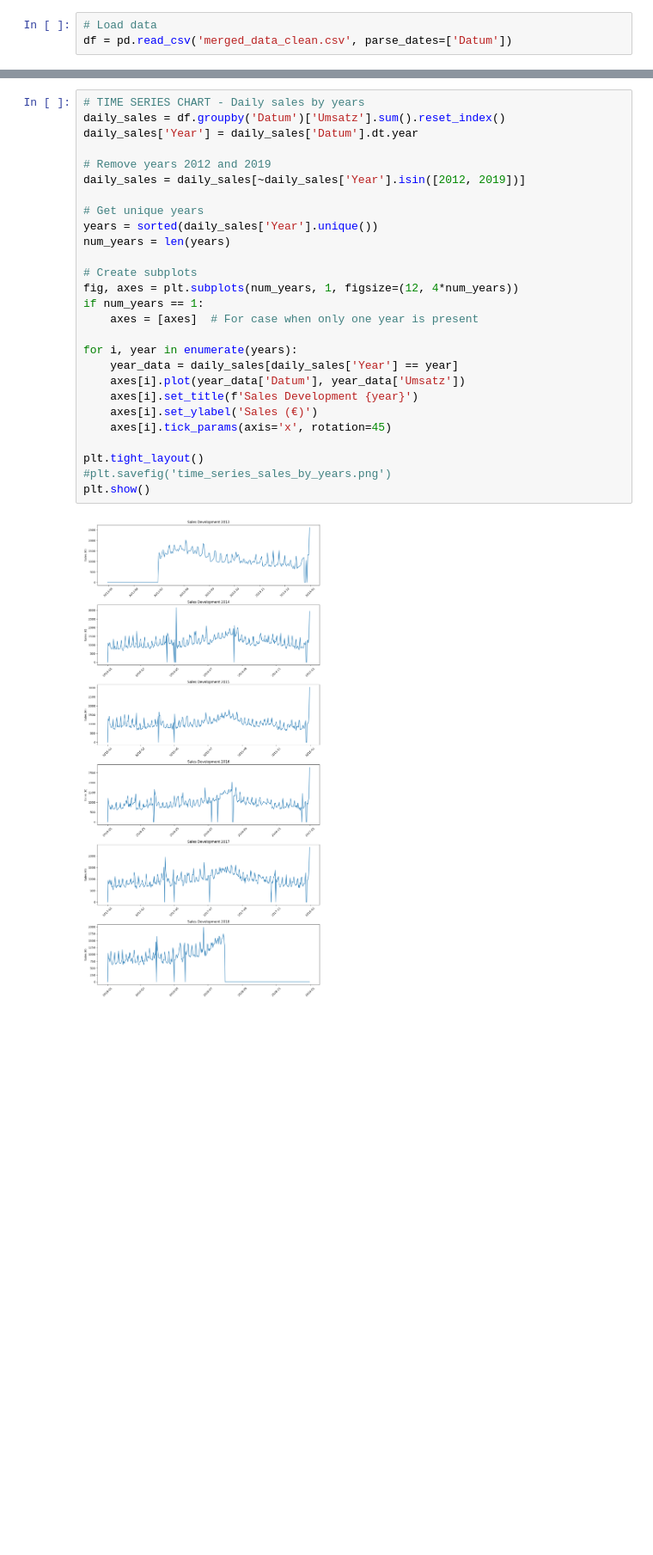
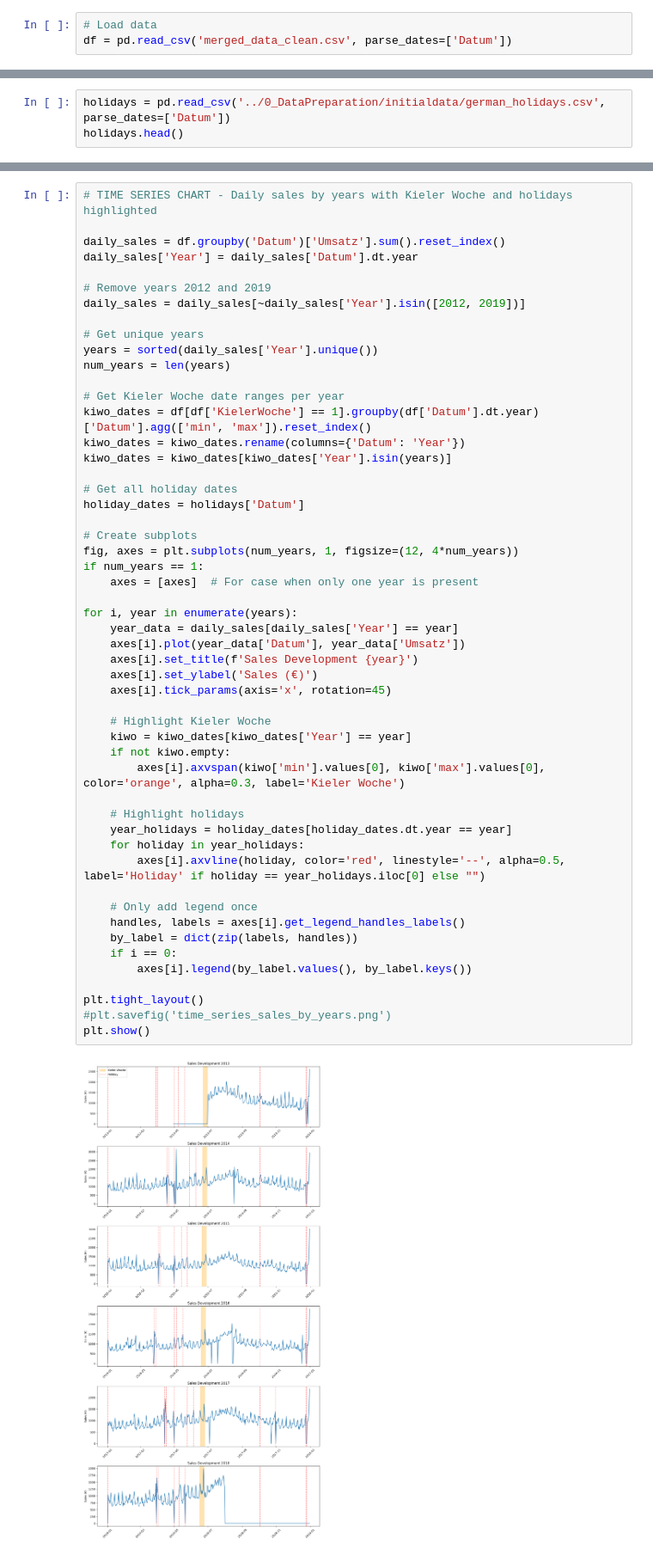
Before and after one commit to theDatascientista/Bakery_predictions, a Jupyter notebook: 1_DatasetCharacteristics/SalesDistribution.ipynb, the cells around one changed output, grey strips where cells are left out. Shown at 86% size. Drawn from its saved outputs; the diff is of its cells as text; blank space fills up the shorter version.

```diff
--- a/1_DatasetCharacteristics/SalesDistribution.ipynb
+++ b/1_DatasetCharacteristics/SalesDistribution.ipynb
@@ -6,0 +16,3 @@ df = pd.read_csv('merged_data_clean.csv', parse_dates=['Datum'])
+# %%
+holidays = pd.read_csv('../0_DataPreparation/initialdata/german_holidays.csv', parse_dates=['Datum'])
+holidays.head()
@@ -28,31 +47,56 @@ plt.show()
 [figure]
 [figure]
 # %%
-# TIME SERIES CHART - Daily sales by years
+# TIME SERIES CHART - Daily sales by years with Kieler Woche and holidays highlighted
+
 daily_sales = df.groupby('Datum')['Umsatz'].sum().reset_index()
 daily_sales['Year'] = daily_sales['Datum'].dt.year
 
 # Remove years 2012 and 2019
 daily_sales = daily_sales[~daily_sales['Year'].isin([2012, 2019])]
 
 # Get unique years
 years = sorted(daily_sales['Year'].unique())
 num_years = len(years)
+
+# Get Kieler Woche date ranges per year
+kiwo_dates = df[df['KielerWoche'] == 1].groupby(df['Datum'].dt.year)['Datum'].agg(['min', 'max']).reset_index()
+kiwo_dates = kiwo_dates.rename(columns={'Datum': 'Year'})
+kiwo_dates = kiwo_dates[kiwo_dates['Year'].isin(years)]
+
+# Get all holiday dates
+holiday_dates = holidays['Datum']
 
 # Create subplots
 fig, axes = plt.subplots(num_years, 1, figsize=(12, 4*num_years))
 if num_years == 1:
     axes = [axes]  # For case when only one year is present
 
 for i, year in enumerate(years):
     year_data = daily_sales[daily_sales['Year'] == year]
     axes[i].plot(year_data['Datum'], year_data['Umsatz'])
     axes[i].set_title(f'Sales Development {year}')
     axes[i].set_ylabel('Sales (€)')
     axes[i].tick_params(axis='x', rotation=45)
 
+    # Highlight Kieler Woche
+    kiwo = kiwo_dates[kiwo_dates['Year'] == year]
+    if not kiwo.empty:
+        axes[i].axvspan(kiwo['min'].values[0], kiwo['max'].values[0], color='orange', alpha=0.3, label='Kieler Woche')
+
+    # Highlight holidays
+    year_holidays = holiday_dates[holiday_dates.dt.year == year]
+    for holiday in year_holidays:
+        axes[i].axvline(holiday, color='red', linestyle='--', alpha=0.5, label='Holiday' if holiday == year_holidays.iloc[0] else "")
+
+    # Only add legend once
+    handles, labels = axes[i].get_legend_handles_labels()
+    by_label = dict(zip(labels, handles))
+    if i == 0:
+        axes[i].legend(by_label.values(), by_label.keys())
+
 plt.tight_layout()
 #plt.savefig('time_series_sales_by_years.png')
 plt.show()
 # %% [output]
-[figure, old version]
+[figure, new version]
```
Also changed, not shown: parts of 9 cells of this notebook, 1 other file.
